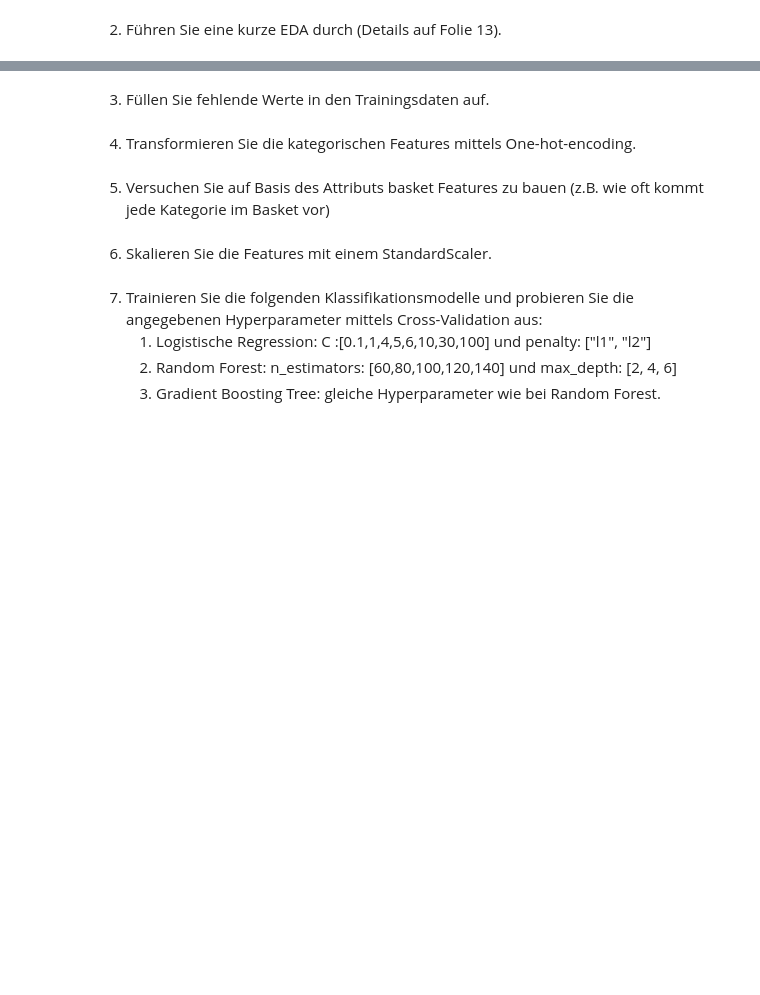
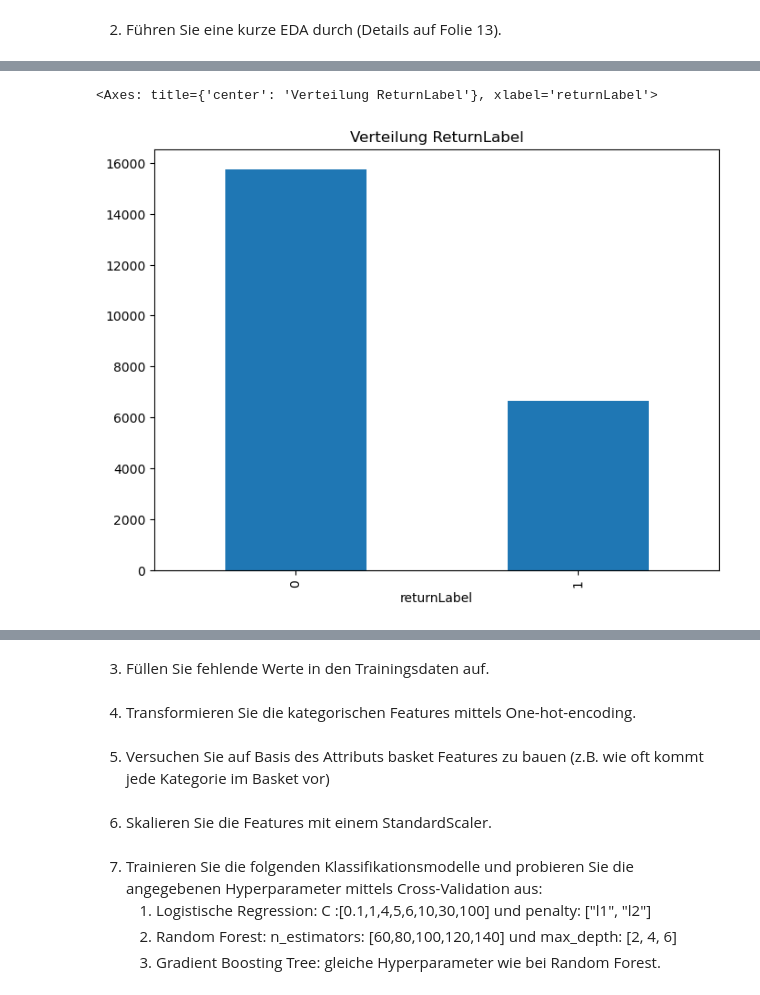
Before and after one commit to ClaraSto/ml-projekt-ss25, a Jupyter notebook: projekt.ipynb, the cells around one changed output, grey strips where cells are left out. Drawn from its saved outputs; the diff is of its cells as text; code cells hidden in the pictures; blank space fills up the shorter version.

```diff
--- a/projekt.ipynb
+++ b/projekt.ipynb
@@ -9,0 +28,5 @@ ParserError: Error tokenizing data. C error: Expected 3 fields in line 3, saw 5
+# %%
+train_df['returnLabel'].value_counts().plot.bar(figsize=(8, 6), title='Verteilung ReturnLabel')
+# %% [output]
+<Axes: title={'center': 'Verteilung ReturnLabel'}, xlabel='returnLabel'>
+[figure, added]
```
Also changed, not shown: parts of 4 cells of this notebook.
